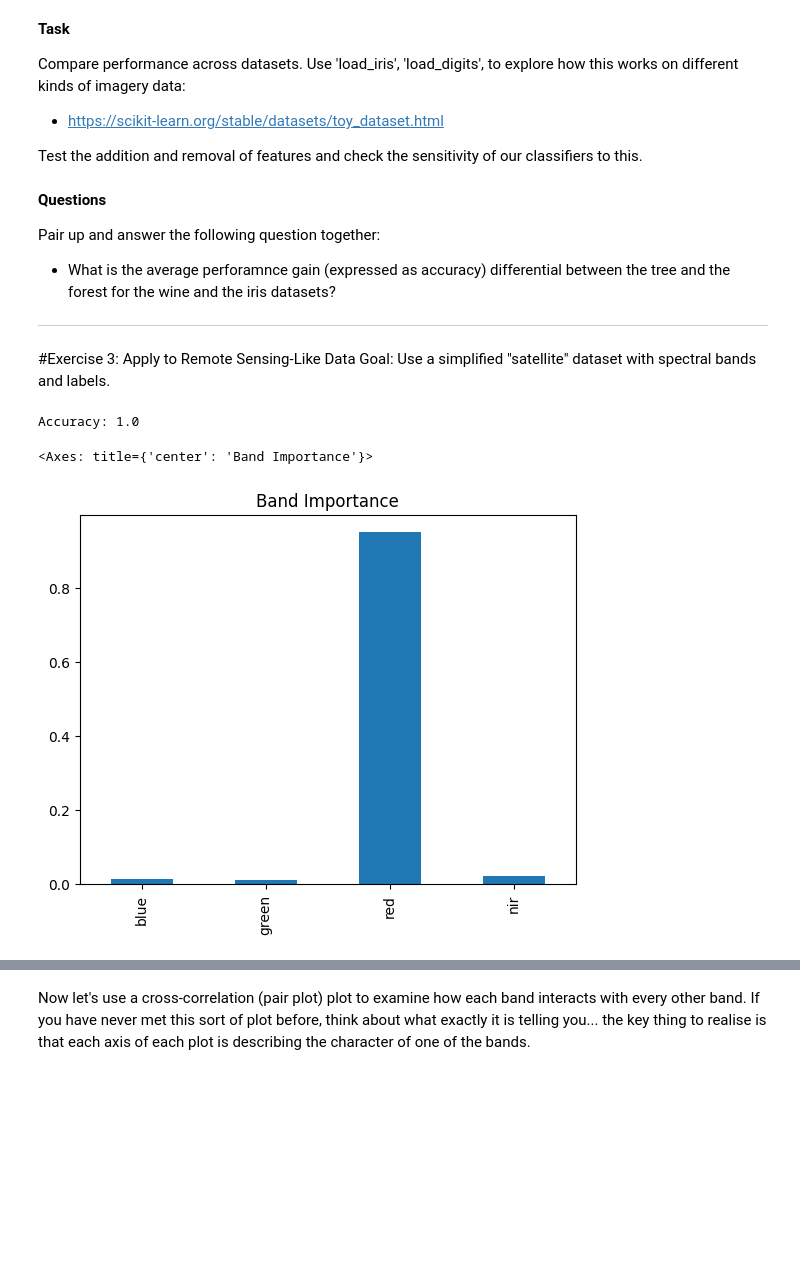
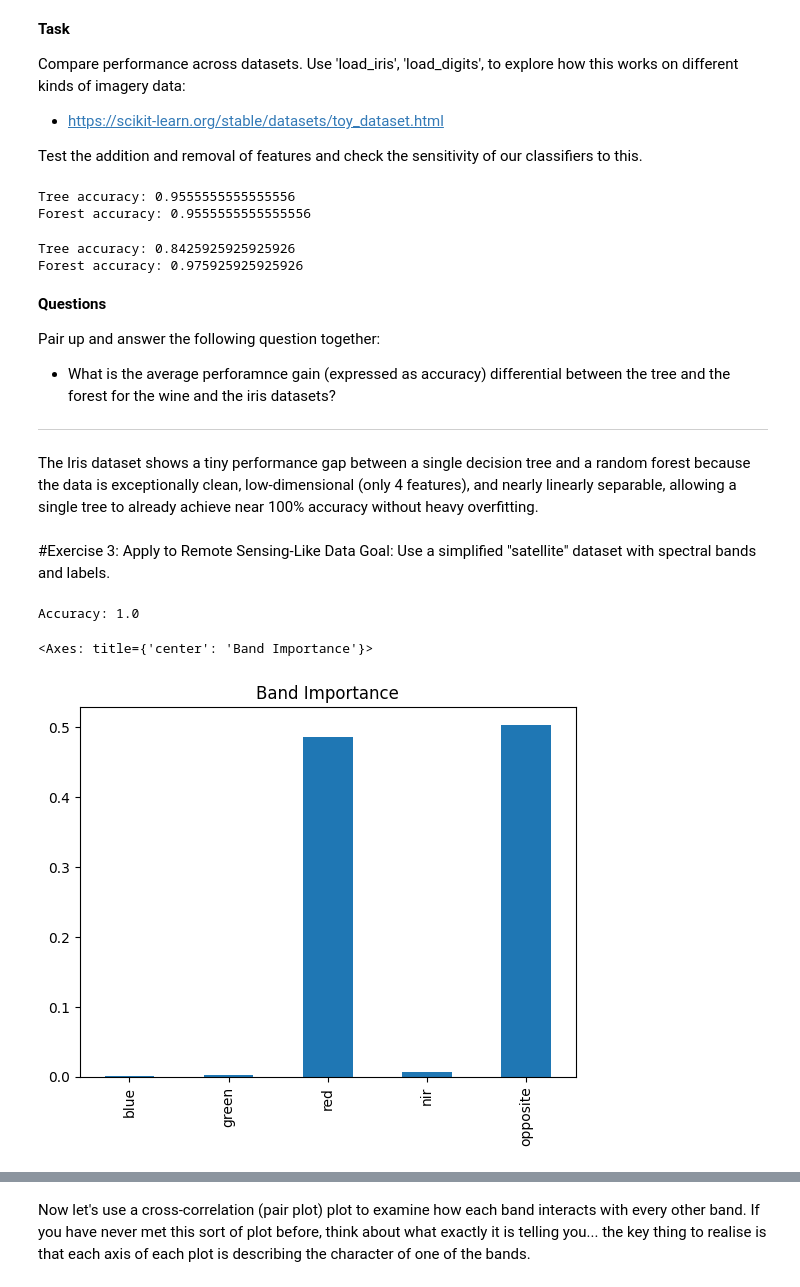
Before and after one commit to hyunbin1024/GEOG761, a Jupyter notebook: 761_Lecture2_Exercises.ipynb, the cells around one changed output, grey strips where cells are left out. Drawn from its saved outputs; the diff is of its cells as text; code cells hidden in the pictures; blank space fills up the shorter version.

```diff
--- a/761_Lecture2_Exercises.ipynb
+++ b/761_Lecture2_Exercises.ipynb
@@ -74,6 +162,32 @@ Compare performance across datasets. Use 'load_iris', 'load_digits', to explore
 *   https://scikit-learn.org/stable/datasets/toy_dataset.html
 
 Test the addition and removal of features and check the sensitivity of our classifiers to this.
+# %%
+# Load real data
+X, y = load_iris(return_X_y=True)
+X_train, X_test, y_train, y_test = train_test_split(X, y, test_size=0.3, random_state=50)
+
+tree = DecisionTreeClassifier(random_state=50).fit(X_train, y_train)
+forest = RandomForestClassifier(n_estimators=100, random_state=50).fit(X_train, y_train)
+
+print("Tree accuracy:", accuracy_score(y_test, tree.predict(X_test)))
+print("Forest accuracy:", accuracy_score(y_test, forest.predict(X_test)))
+# %% [output]
+Tree accuracy: 0.9555555555555556
+Forest accuracy: 0.9555555555555556
+# %%
+# Load real data
+X, y = load_digits(return_X_y=True)
+X_train, X_test, y_train, y_test = train_test_split(X, y, test_size=0.3, random_state=42)
+
+tree = DecisionTreeClassifier(random_state=42).fit(X_train, y_train)
+forest = RandomForestClassifier(n_estimators=100, random_state=42).fit(X_train, y_train)
+
+print("Tree accuracy:", accuracy_score(y_test, tree.predict(X_test)))
+print("Forest accuracy:", accuracy_score(y_test, forest.predict(X_test)))
+# %% [output]
+Tree accuracy: 0.8425925925925926
+Forest accuracy: 0.975925925925926
 # %% [markdown]
 **Questions**
 
@@ -81,27 +195,32 @@ Pair up and answer the following question together:
 *   What is the average perforamnce gain (expressed as accuracy) differential between the tree and the forest for the wine and the iris datasets?
 
 ________________________________________________________________________________
+# %% [markdown]
+The Iris dataset shows a tiny performance gap between a single decision tree and a random forest because the data is exceptionally clean, low-dimensional (only 4 features), and nearly linearly separable, allowing a single tree to already achieve near 100% accuracy without heavy overfitting.
 # %% [markdown]
 #Exercise 3: Apply to Remote Sensing-Like Data
 Goal: Use a simplified "satellite" dataset with spectral bands and labels.
 # %%
 import pandas as pd
 import numpy as np
 
 # Simulated remote sensing dataset
 np.random.seed(42)
 n_samples = 500
-bands = ['blue', 'green', 'red', 'nir']
-X = np.random.rand(n_samples, len(bands))
+bands = ['blue', 'green', 'red', 'nir', 'opposite']
+X = np.random.rand(n_samples, len(bands)) # X is already (n_samples, 5)
+# Populate the 'opposite' band (last column, index 4) by calculating it from the 'red' band (index 2)
+X[:, 4] = abs(1 - X[:, 2])
+
 y = (X[:, 2] > 0.5).astype(int)  # Let's say 'vegetation (1) vs not (0)' based on red
 
 rf = RandomForestClassifier().fit(X, y)
 print("Accuracy:", accuracy_score(y, rf.predict(X)))
 
 # This is a new thing... go and search out what it does!
 importances = rf.feature_importances_
 pd.Series(importances, index=bands).plot(kind='bar', title='Band Importance')
 # %% [output]
 Accuracy: 1.0
 <Axes: title={'center': 'Band Importance'}>
-[figure, old version]
+[figure, new version]
```
Also changed, not shown: parts of 22 cells of this notebook.
